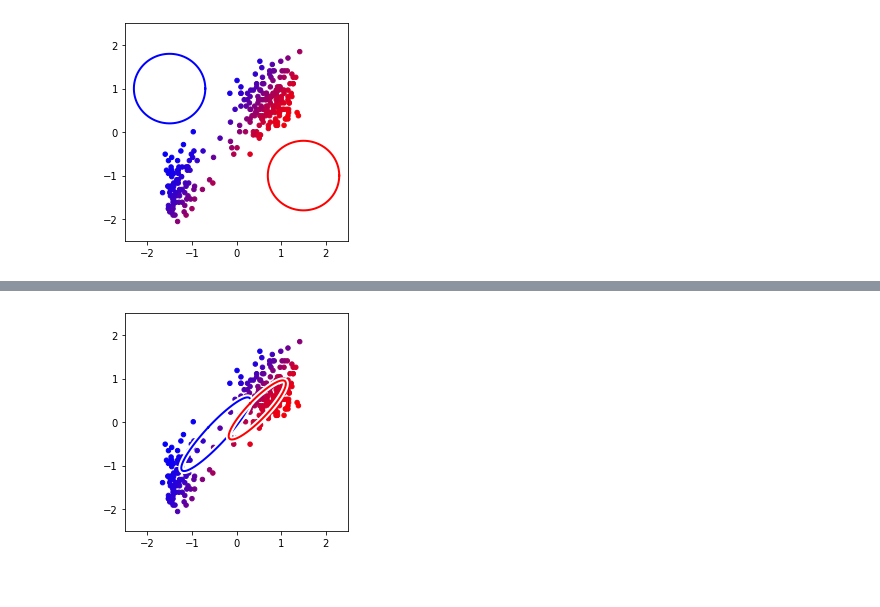
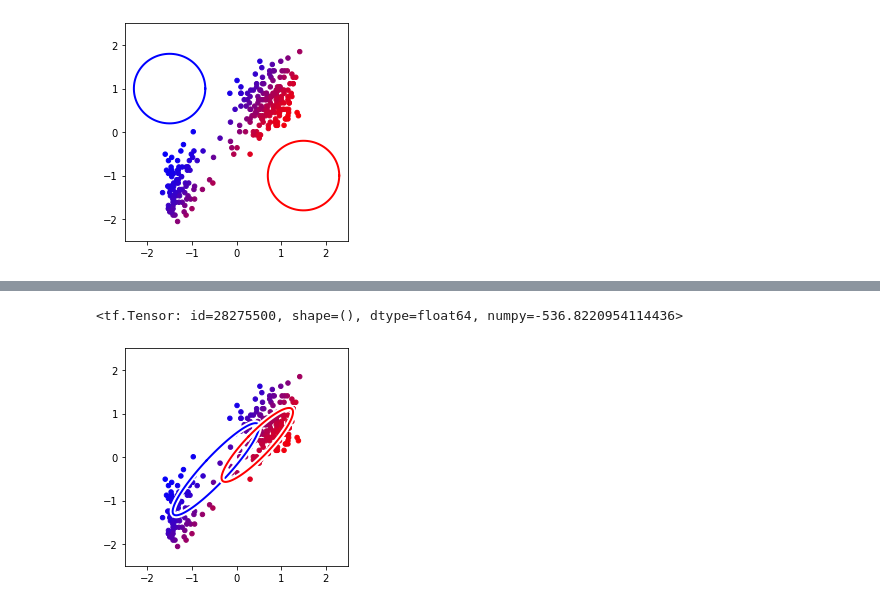
Before and after one commit to bt22dr/PRML, a Jupyter notebook: PRML_chapter_9.ipynb, the cells around one changed output, grey strips where cells are left out. Saved outputs shown, nothing was run; the diff lists cells and outputs as text; code cells hidden in the pictures.

```diff
--- a/PRML_chapter_9.ipynb
+++ b/PRML_chapter_9.ipynb
@@ -362,4 +376,19 @@ for i in range(K):
   plt.plot(x1, x2, ['b', 'r'][i], linewidth=2)
 # %% [output]
 [figure]
+# %%
+def responsibilities(X, mu, cov, pi, K):
+  responsibilities = []
+  for x in X:
+    pxz = []
+    for k in range(K):
+      gauss = MultivariateGaussian(mu[k], cov[k])
+      pxz.append(tf.cast(pi[k], tf.float64) * gauss.pdf(x))
+    px = tf.reduce_sum(pxz) # (eq. 9.12)
+    responsibility = pxz / px  # (eq. 9.13)
+    responsibilities.append(responsibility)
+  responsibilities = tf.stack(responsibilities)
+  return responsibilities
+
+responsibility = responsibilities(faithful_data, mu, cov, pi, K)
 # %%
@@ -397,12 +410,12 @@ def update_mu(X, responsibility, K):
   for n, xn in enumerate(X):
     mu_k = []
     for k in range(K):
-      mu_k.append(responsibility[n][k].numpy() * xn)
+      mu_k.append(responsibility[n][k] * xn)
     mu.append(mu_k)
   mu = tf.reduce_sum(tf.stack(mu), axis=0)
 
-  Nk = tf.reduce_sum(responsibility, axis=0) # eq. 9.18
-  mu = mu/Nk.numpy() # eq. 9.17
+  Nk = tf.reduce_sum(responsibility, axis=0) # (eq. 9.18)
+  mu = mu/Nk # eq. 9.17
   return mu
 
 mu = update_mu(faithful_data, responsibility, K)
@@ -445,0 +427,20 @@ tf.Tensor(
+# %%
+def update_cov(X, mu, responsibility, K):
+  # (eq. 9.19)
+  Nk = tf.reduce_sum(responsibility, axis=0) # (eq. 9.18)
+  cov = []
+  for k in range(K):
+    cov_k = []
+    for n, xn in enumerate(faithful_data):
+      res = tf.reshape(xn - mu[k], [-1,1])
+      gamma = responsibility[n][k]
+      cov_k.append(gamma * tf.matmul(res,  tf.transpose(res)))
+    cov_k = tf.stack(cov_k)
+    cov_k = tf.reduce_sum(cov_k, axis=0)
+    cov_k = cov_k / Nk[k]
+    cov.append(cov_k)
+  cov = tf.stack(cov)
+  return cov
+
+cov = update_cov(faithful_data, mu, responsibility, K)
+print(cov)
@@ -457,15 +464,18 @@ tf.Tensor([0.49637902 0.50362104], shape=(2,), dtype=float32)
+# %%
+log_likelihood(faithful_data, pi, mu, cov)
+# %% [output]
+<tf.Tensor: id=28275500, shape=(), dtype=float64, numpy=-536.8220954114436>
 # %%
-responsibility = responsibilities(faithful_data, mu, cov, pi, K)
 colors = tf.stack([responsibility[:,1], tf.zeros_like(responsibility[:,0]), responsibility[:,0]])
 colors = tf.transpose(colors)
 
 plt.figure(figsize=(4,4)); plt.xlim(-2.5,2.5); plt.ylim(-2.5,2.5)
 plt.scatter(faithful_data[:,0], faithful_data[:,1], c=colors, s=20, marker="o")
 
 for i in range(K):
-  x1, x2 = gauss_ellipse_2d(mu[i], cov[i], 0.8)
+  x1, x2 = gauss_ellipse_2d(mu[i], cov[i])
   plt.plot(x1, x2, 'w', linewidth=6)
   plt.plot(x1, x2, ['b', 'r'][i], linewidth=2)
 # %% [output]
-[figure, old version]
+[figure, new version]
 # %%
```
Also changed, not shown: parts of 29 cells of this notebook.
